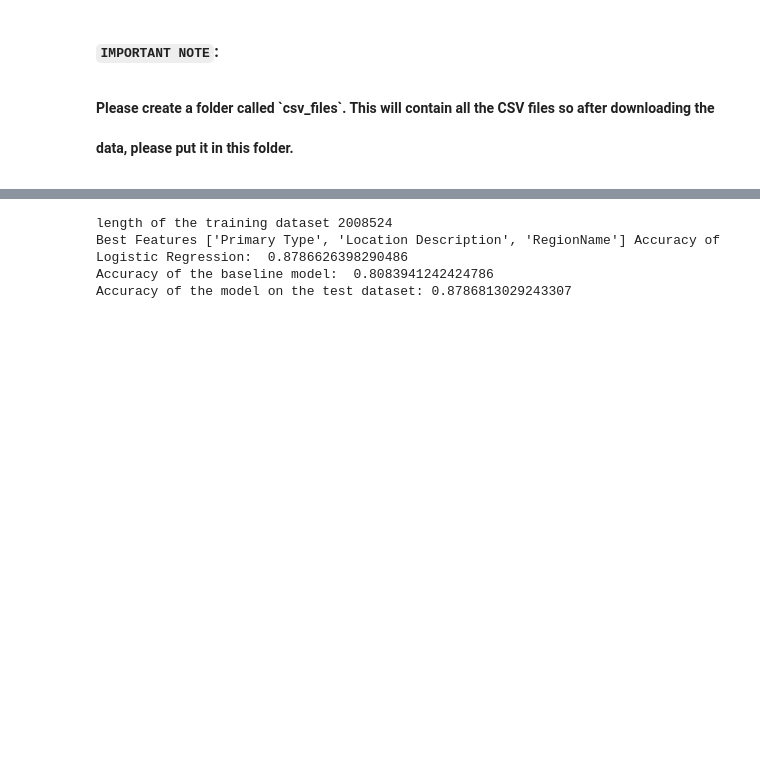
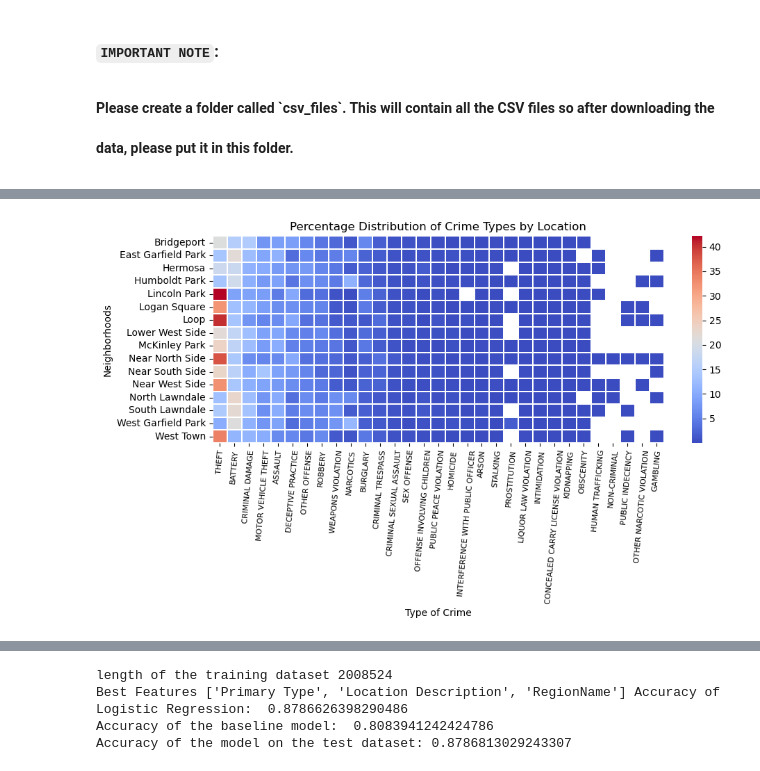
Before and after one commit to rajpatel322/group-project-kungfu-pandas, a Jupyter notebook: Progress_Report.ipynb, the cells around one changed output, grey strips where cells are left out. Drawn from its saved outputs; the diff is of its cells as text; code cells hidden in the pictures; blank space fills up the shorter version.

```diff
--- a/Progress_Report.ipynb
+++ b/Progress_Report.ipynb
@@ -198,0 +113,4 @@ Using a Logistic Regression supervised model, we trained the data to predict the
+# %%
+visualization2()
+# %% [output]
+[figure, added]
```
Also changed, not shown: parts of 21 cells of this notebook, 5 other files.
